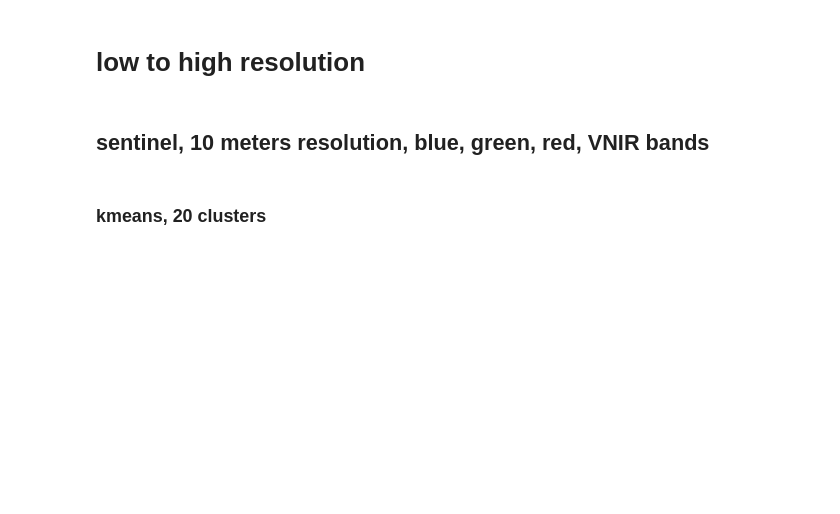
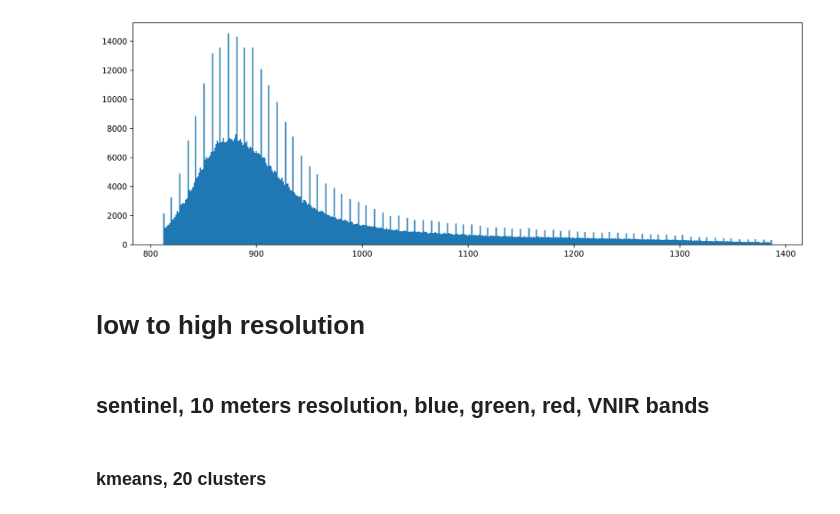
Before and after one commit to eugeuie/low-to-high-resolution, a Jupyter notebook: notebooks/low_to_high_resolution.ipynb, the cells around one changed output. Drawn from its saved outputs; the diff is of its cells as text; code cells hidden in the pictures; blank space fills up the shorter version.

Commit message:
select sentinel data

```diff
--- a/notebooks/low_to_high_resolution.ipynb
+++ b/notebooks/low_to_high_resolution.ipynb
@@ -14,3 +16,5 @@ custom_modules = [module for name, module in sys.modules.items() if name.startsw
 
 for custom_module in custom_modules:
     reload(custom_module)
+# %%
+data = pd.read_csv(config.sentinel_selected_table_data_path, index_col=False)
@@ -17,3 +33,12 @@ for custom_module in custom_modules:
+# %%
+band = data["Blue"]
+right = band.quantile(q=0.99)
+left = -(-band).quantile(.99)
+plt.figure(figsize=(15,5), dpi=300)
+plt.hist(band[left < band][band < right], bins=500)
+plt.show()
+# %% [output]
+[figure, added]
 # %% [markdown]
 # low to high resolution
 # %%
```
Also changed, not shown: parts of 2 cells of this notebook, 3 other files.
